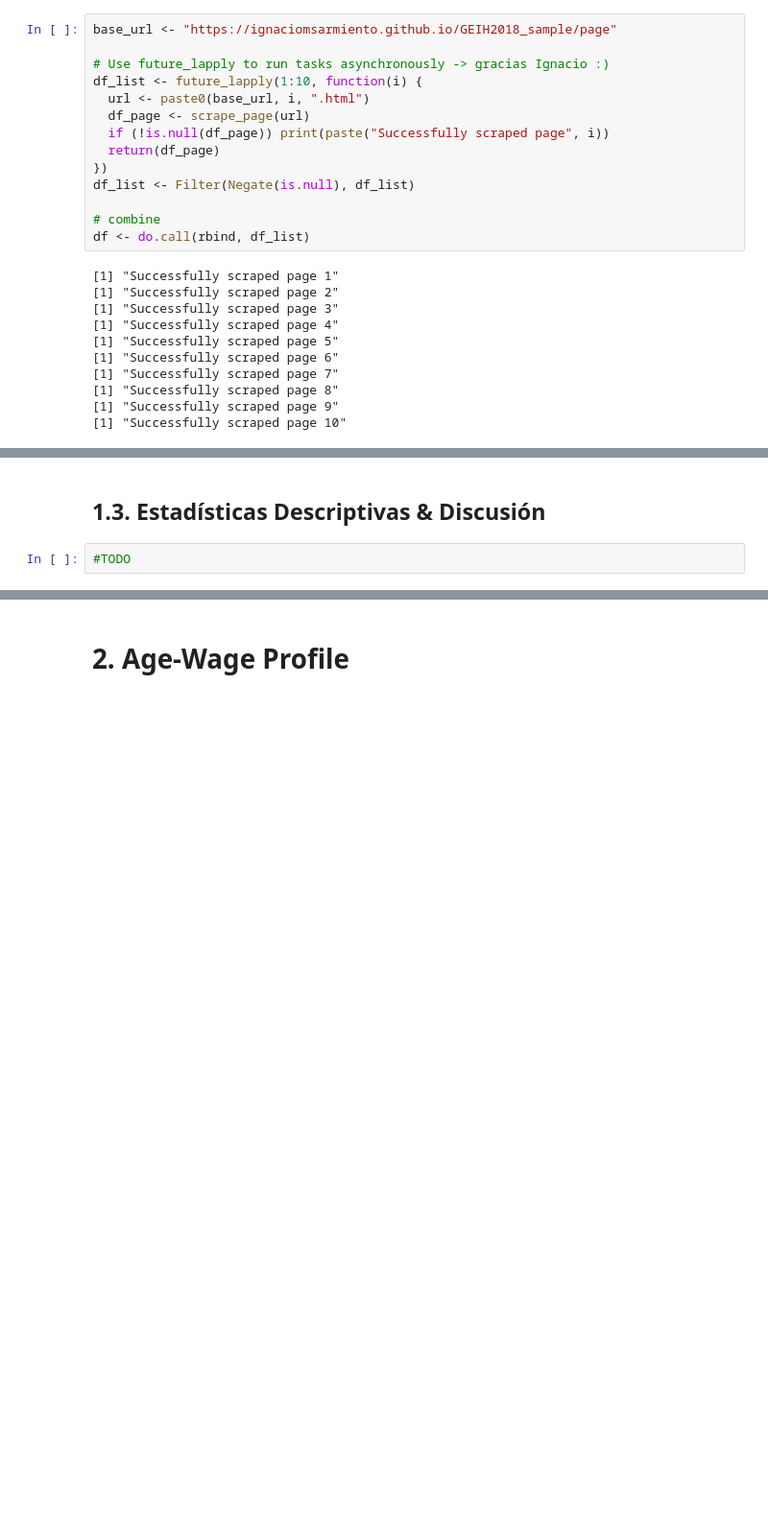
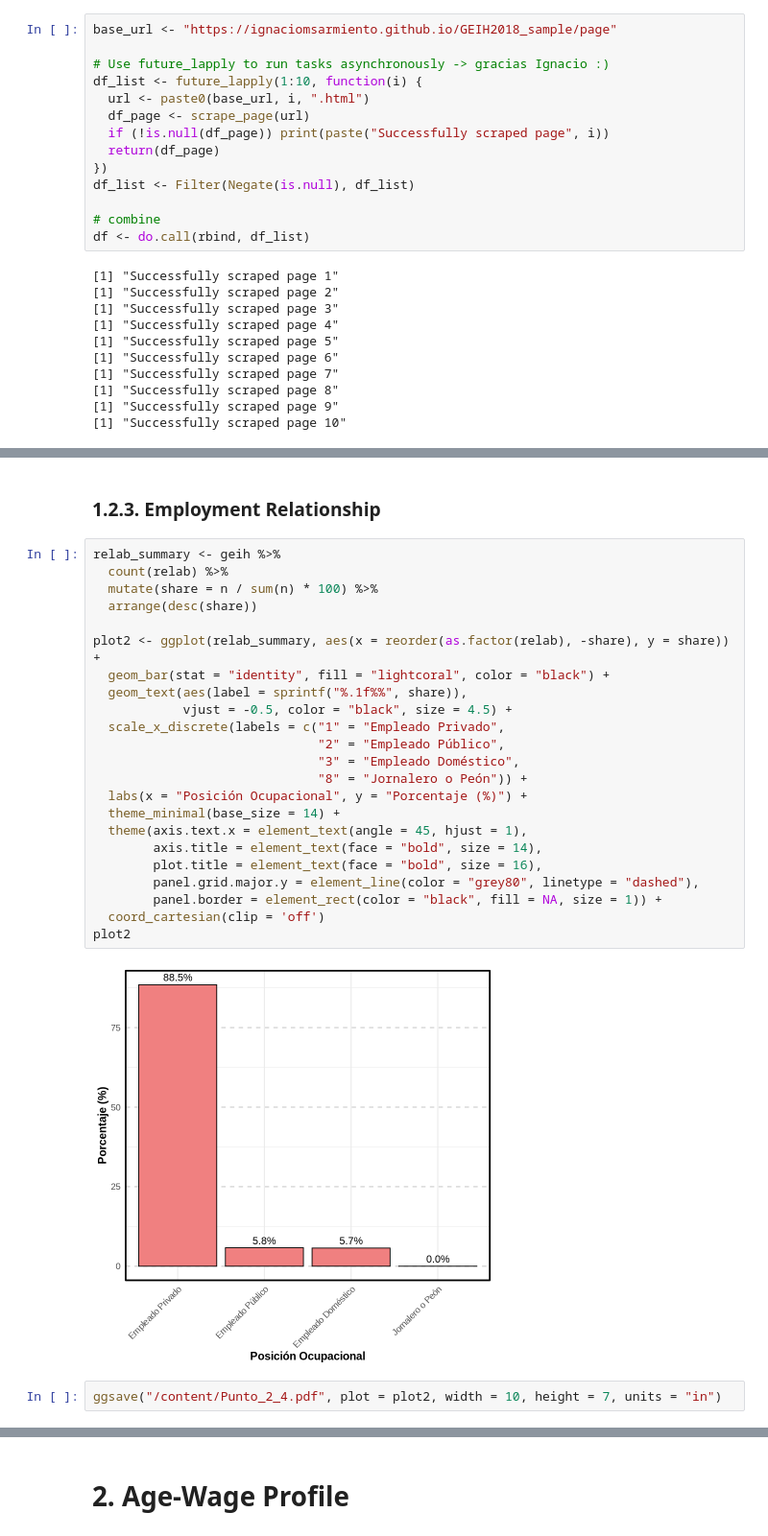
Before and after one commit to EAriasDeAbreu/BigDataML-Group2024, a Jupyter notebook: Problem_Set_1/scripts/edmundo/Pset_1.ipynb, the cells around one changed output, grey strips where cells are left out. Shown at 96% size. Saved outputs shown, nothing was run; the diff lists cells and outputs as text; blank space fills up the shorter version.

```diff
--- a/Problem_Set_1/scripts/edmundo/Pset_1.ipynb
+++ b/Problem_Set_1/scripts/edmundo/Pset_1.ipynb
@@ -88,4 +524,29 @@ dim(df)
 # %% [markdown]
-## 1.3. Estadísticas Descriptivas & Discusión
+### 1.2.3. Employment Relationship
-# %%
-#TODO
+# %%
+relab_summary <- geih %>%
+  count(relab) %>%
+  mutate(share = n / sum(n) * 100) %>%
+  arrange(desc(share))
+
+plot2 <- ggplot(relab_summary, aes(x = reorder(as.factor(relab), -share), y = share)) +
+  geom_bar(stat = "identity", fill = "lightcoral", color = "black") +
+  geom_text(aes(label = sprintf("%.1f%%", share)),
+            vjust = -0.5, color = "black", size = 4.5) +
+  scale_x_discrete(labels = c("1" = "Empleado Privado",
+                              "2" = "Empleado Público",
+                              "3" = "Empleado Doméstico",
+                              "8" = "Jornalero o Peón")) +
+  labs(x = "Posición Ocupacional", y = "Porcentaje (%)") +
+  theme_minimal(base_size = 14) +
+  theme(axis.text.x = element_text(angle = 45, hjust = 1),
+        axis.title = element_text(face = "bold", size = 14),
+        plot.title = element_text(face = "bold", size = 16),
+        panel.grid.major.y = element_line(color = "grey80", linetype = "dashed"),
+        panel.border = element_rect(color = "black", fill = NA, size = 1)) +
+  coord_cartesian(clip = 'off')
+plot2
+# %% [output]
+[figure, added]
+# %%
+ggsave("/content/Punto_2_4.pdf", plot = plot2, width = 10, height = 7, units = "in")
```
Also changed, not shown: parts of 74 cells of this notebook.
